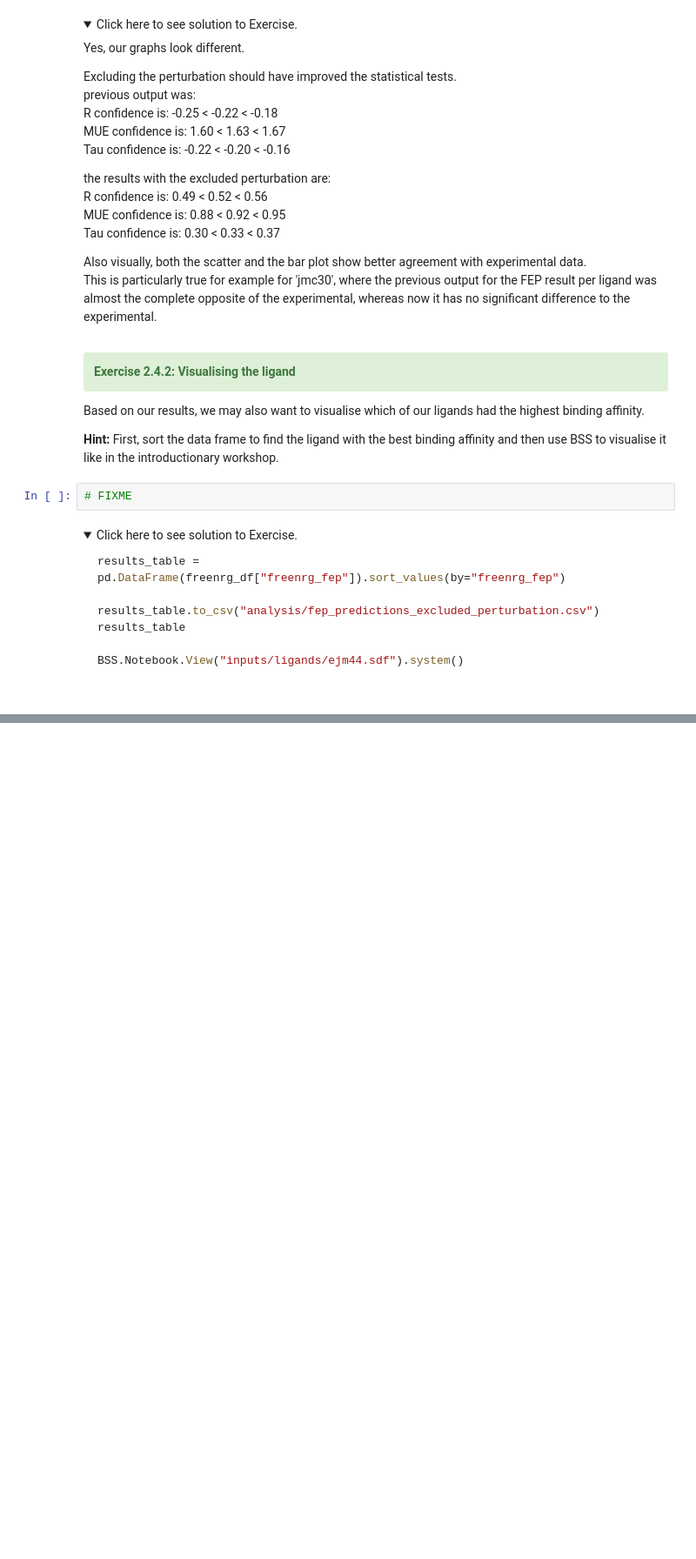
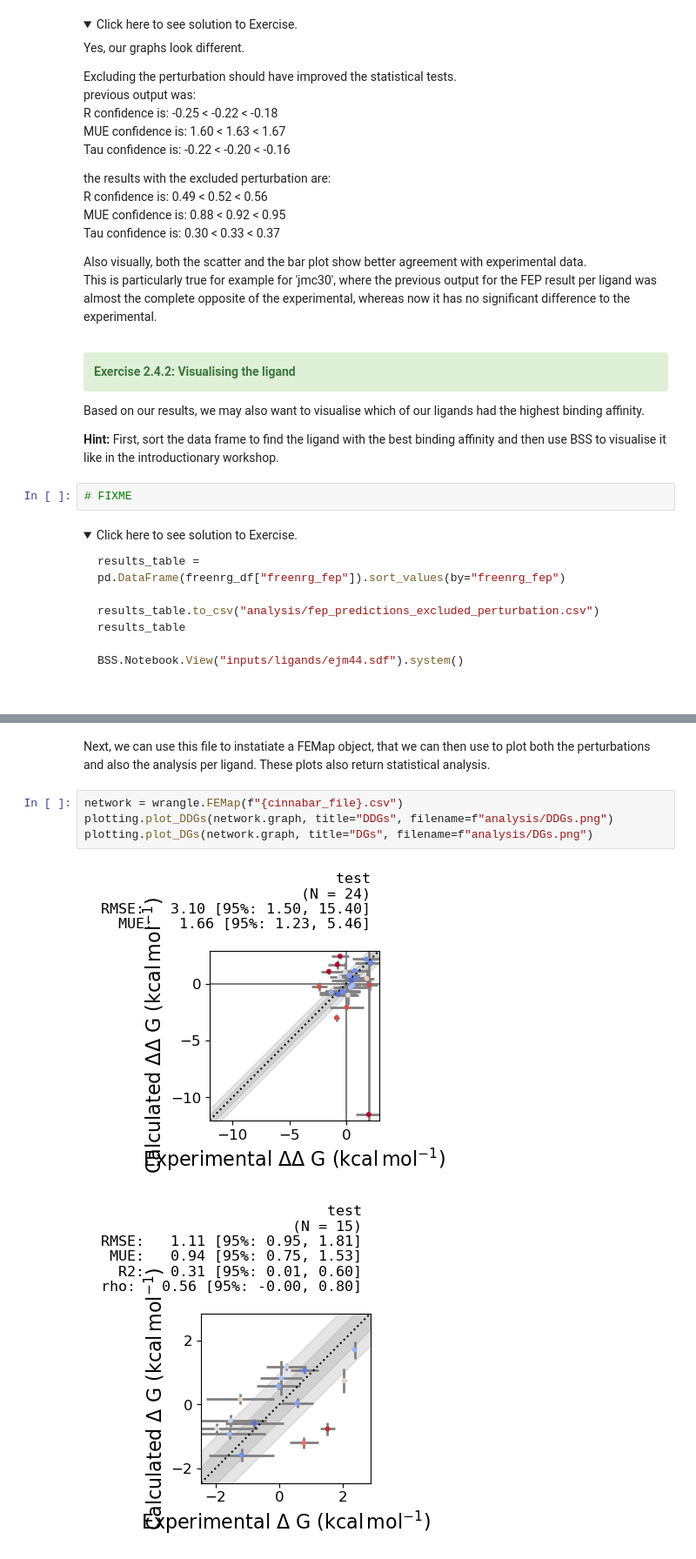
Before and after one commit to michellab/BioSimSpaceTutorials, a Jupyter notebook: 04_fep/02_RBFE/02_analysis_rbfe.ipynb, the cells around one changed output, grey strips where cells are left out. Shown at 87% size. Drawn from its saved outputs; the diff is of its cells as text; folded sections open; blank space fills up the shorter version.

Commit message:
cinnabar analysis section

```diff
--- a/04_fep/02_RBFE/02_analysis_rbfe.ipynb
+++ b/04_fep/02_RBFE/02_analysis_rbfe.ipynb
@@ -1127 +1091,10 @@ BSS.Notebook.View("inputs/ligands/ejm44.sdf").system()
+# %% [markdown]
+Next, we can use this file to instatiate a FEMap object, that we can then use to plot both the perturbations and also the analysis per ligand. These plots also return statistical analysis.
+# %%
+network = wrangle.FEMap(f"{cinnabar_file}.csv")
+plotting.plot_DDGs(network.graph, title="DDGs", filename=f"analysis/DDGs.png")
+plotting.plot_DGs(network.graph, title="DGs", filename=f"analysis/DGs.png")
+# %% [output]
+[figure, added]
+[figure, added]
 # %% [markdown]
```
Also changed, not shown: parts of 12 cells of this notebook.
